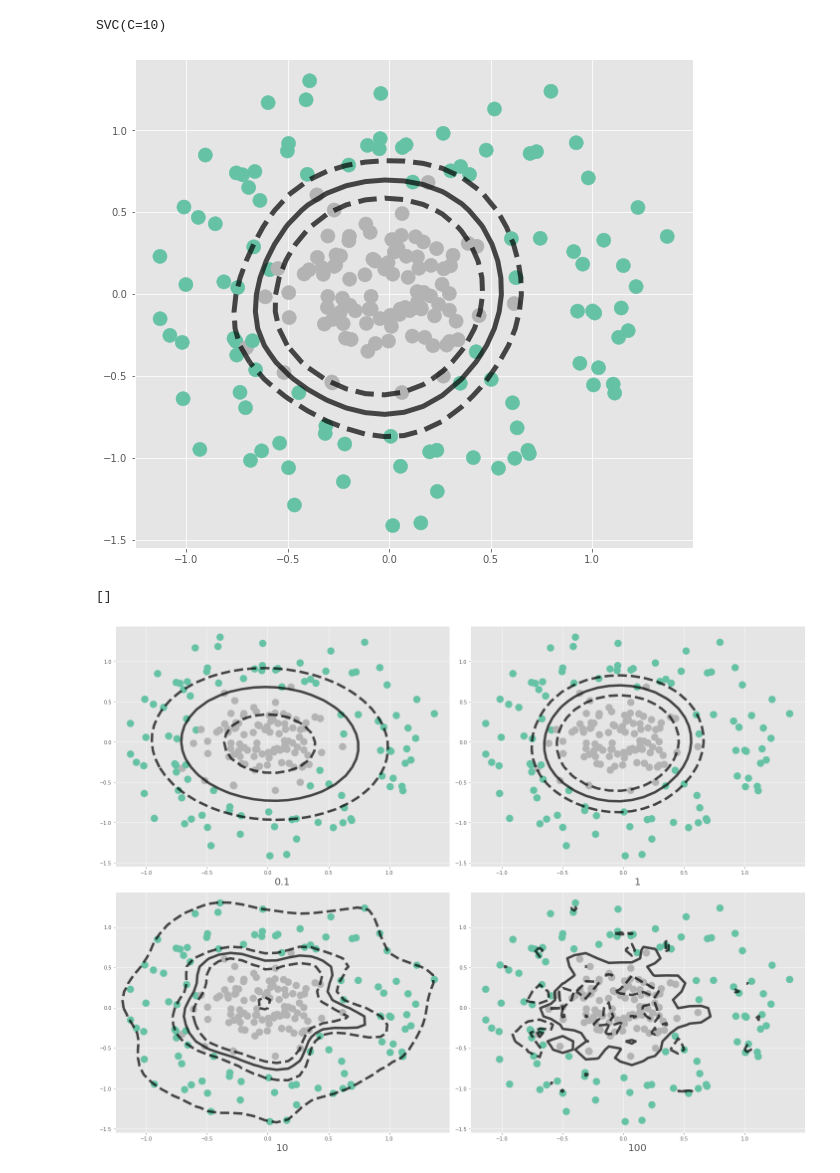
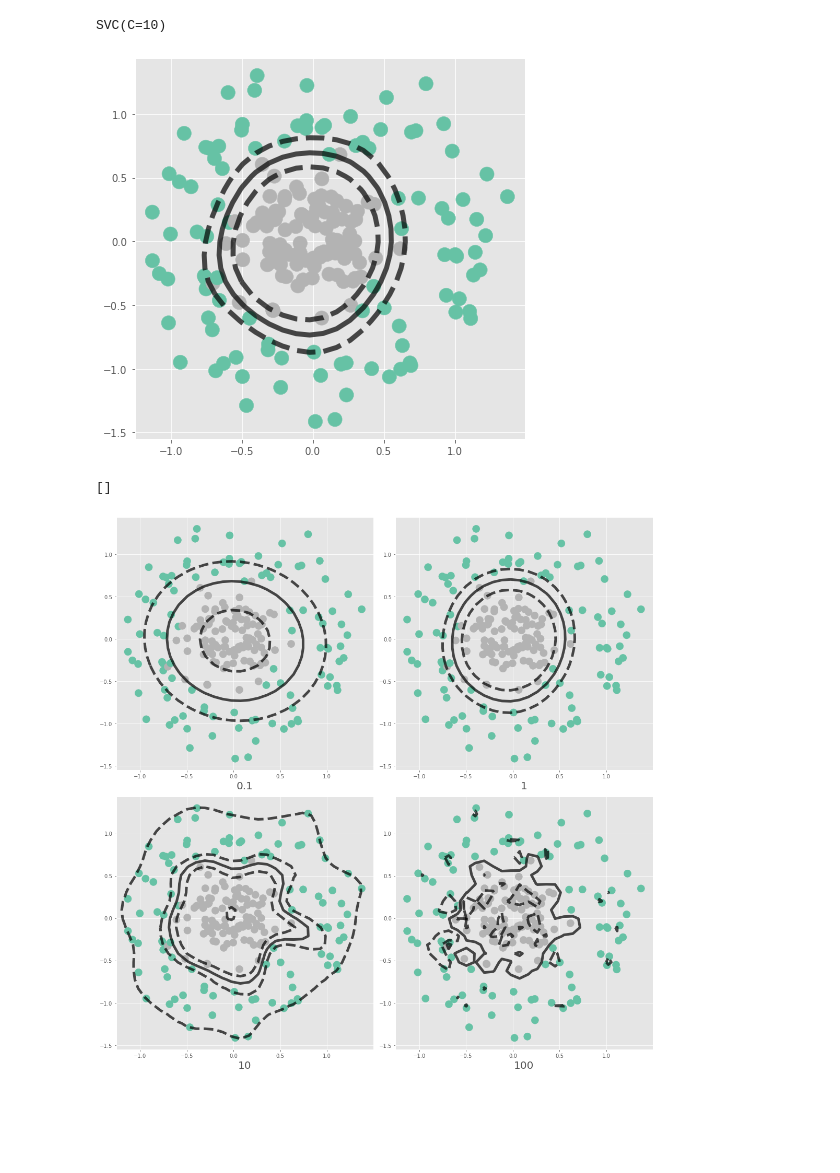
Before and after one commit to rch1025/Business-Analytics, a Jupyter notebook: Kernel based Learning/SVM.ipynb, the cells around one changed output. Cells and saved outputs as stored; diff of their text form; code cells hidden in the pictures; blank space fills up the shorter version.

```diff
--- a/Kernel based Learning/SVM.ipynb
+++ b/Kernel based Learning/SVM.ipynb
@@ -296,15 +300,15 @@ model_rbf_gamma.fit(X, y)
 # %% [output]
 SVC(C=10)
 # %%
-plt.figure(figsize=(10,9))
+plt.figure(figsize = (7,7))
 plt.scatter(X[:, 0], X[:, 1], c=y, s=200, cmap='Set2')
 plt.scatter(model_rbf_gamma.support_vectors_[:, 0], model_rbf_gamma.support_vectors_[: , 1],
             s=300, lw=1, facecolors='None')
 svm_graph_decision_function(model_rbf_gamma)
 # %% [output]
-[figure, old version]
+[figure, new version]
 # %%
-fig, ax = plt.subplots(figsize=(20,15), ncols=2, nrows=2)   # 그래프를 2x2로 배열
+fig, ax = plt.subplots(figsize=(15,15), ncols=2, nrows=2)   # 그래프를 2x2로 배열
 
 axes = ax.ravel()              # 2x2로 생성된 subplot을 1x4로 변환해
 for i, gamma_ in enumerate([0.1, 1, 10, 100]):
@@ -320,5 +324,5 @@ plt.tight_layout()
 plt.plot()
 # %% [output]
 []
-[figure, old version]
+[figure, new version]
 # %% [markdown]
```
Also changed, not shown: parts of 13 cells of this notebook.
